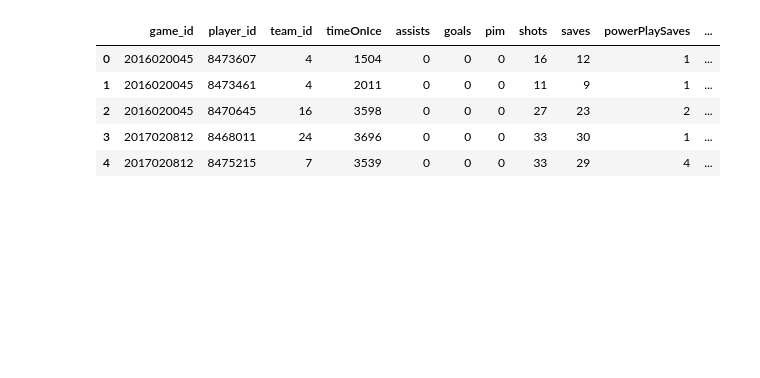
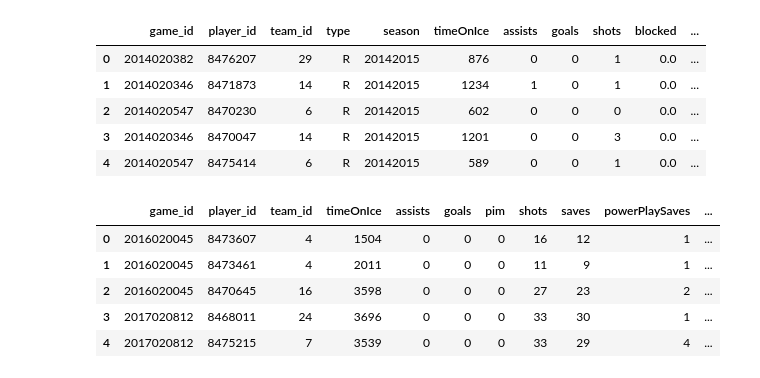
Before and after one commit to mattuzi17/ETL-Project, a Jupyter notebook: NHL_jupyternotebook.ipynb, the cells around one changed output. Cells and saved outputs as stored; diff of their text form; code cells hidden in the pictures; blank space fills up the shorter version.

```diff
--- a/NHL_jupyternotebook.ipynb
+++ b/NHL_jupyternotebook.ipynb
@@ -17,35 +17,45 @@ player_info_df = pd.read_csv('data/player_info copy.csv')
 
 game_info_df = pd.read_csv('data/game.csv.zip')
 
 #store team info csv into dataframe
 team_info_df = pd.read_csv('data/team_info copy.csv')
 new_team_df = team_info_df[['team_id', 'shortName']]
 
 #create new dataframe with select columms
 new_game_skater_df = game_skater_df[['game_id', 'player_id', 'team_id', 'timeOnIce', 'assists', 'goals', 'shots', 'blocked', 'powerPlayGoals', 'powerPlayAssists', 'shortHandedGoals', 'shortHandedAssists', ]].copy()
 skater_df = new_game_skater_df.drop_duplicates()
 
 #add fantasy points to skater_df
 skater_df['fantasy_points'] = (skater_df['assists']*8 + skater_df['goals']*12 + skater_df['shots']*1.6 + skater_df['blocked']*1.6 + skater_df['powerPlayGoals']*0.5 + skater_df['powerPlayAssists']*0.5 + skater_df['shortHandedGoals']*2 + skater_df['shortHandedAssists']*2)
 skater_df.fillna(0)
 skater_df = skater_df.reset_index(drop=True)
 
 df1 = skater_df.merge(new_player_info_df, how='left', left_on='player_id', right_on='player_id')
 df2 = df1.merge(game_info_df, on='game_id')
 df3 = df2.merge(new_team_df, on ='team_id')
 df3.head()
 
-df4 = df3[['game_id', 'player_id', 'team_id', 'season', 'timeOnIce', 'assists', 'goals', 'shots', 'blocked', 'powerPlayGoals', 'powerPlayAssists', 'shortHandedGoals', 'shortHandedAssists', 'fantasy_points', 'shortName','firstName', 'lastName',]]
+df4 = df3[['game_id', 'player_id', 'team_id', 'type', 'season', 'timeOnIce', 'assists', 'goals', 'shots', 'blocked', 'powerPlayGoals', 'powerPlayAssists', 'shortHandedGoals', 'shortHandedAssists', 'fantasy_points', 'shortName','firstName', 'lastName',]]
 
 df5 = df4.sort_values(by='season', ascending = True)
 
-#filter for last 6 seasons
+#filter for last 6 regular seasons
 filter_list = [20142015, 20152016, 20162017, 20172018, 20182019, 20192020]
+filter_type = ['R']
 
 new_skater_df = df5[df5.season.isin(filter_list)]
 new_skater_df.reset_index(drop=True, inplace=True)
 new_skater_df.head()
 final_df = new_skater_df.drop_duplicates()
+final_df = final_df[final_df.type.isin(filter_type)]
+final_df.head()
+# %% [output]
+|  | game_id | player_id | team_id | type | season | timeOnIce | assists | goals | shots | blocked | ... |
+| 0 | 2014020382 | 8476207 | 29 | R | 20142015 | 876 | 0 | 0 | 1 | 0.0 | ... |
+| 1 | 2014020346 | 8471873 | 14 | R | 20142015 | 1234 | 1 | 0 | 1 | 0.0 | ... |
+| 2 | 2014020547 | 8470230 | 6 | R | 20142015 | 602 | 0 | 0 | 0 | 0.0 | ... |
+| 3 | 2014020346 | 8470047 | 14 | R | 20142015 | 1201 | 0 | 0 | 3 | 0.0 | ... |
+| 4 | 2014020547 | 8475414 | 6 | R | 20142015 | 589 | 0 | 0 | 1 | 0.0 | ... |
 # %%
 #goalie stats csv into dataframe
 goalie_stats_df = pd.read_csv("data/game_goalie_stats.csv.zip")
```
Also changed, not shown: parts of 3 cells of this notebook.
